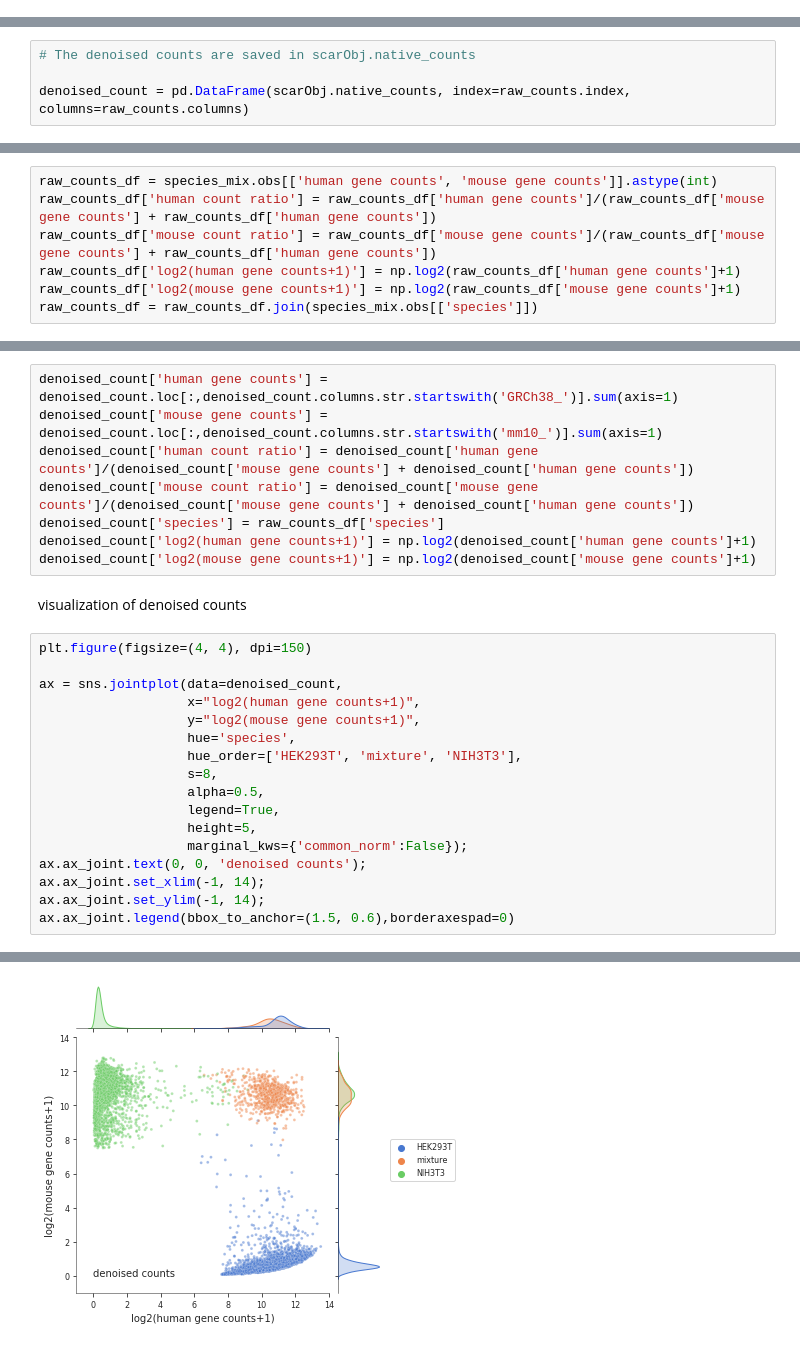
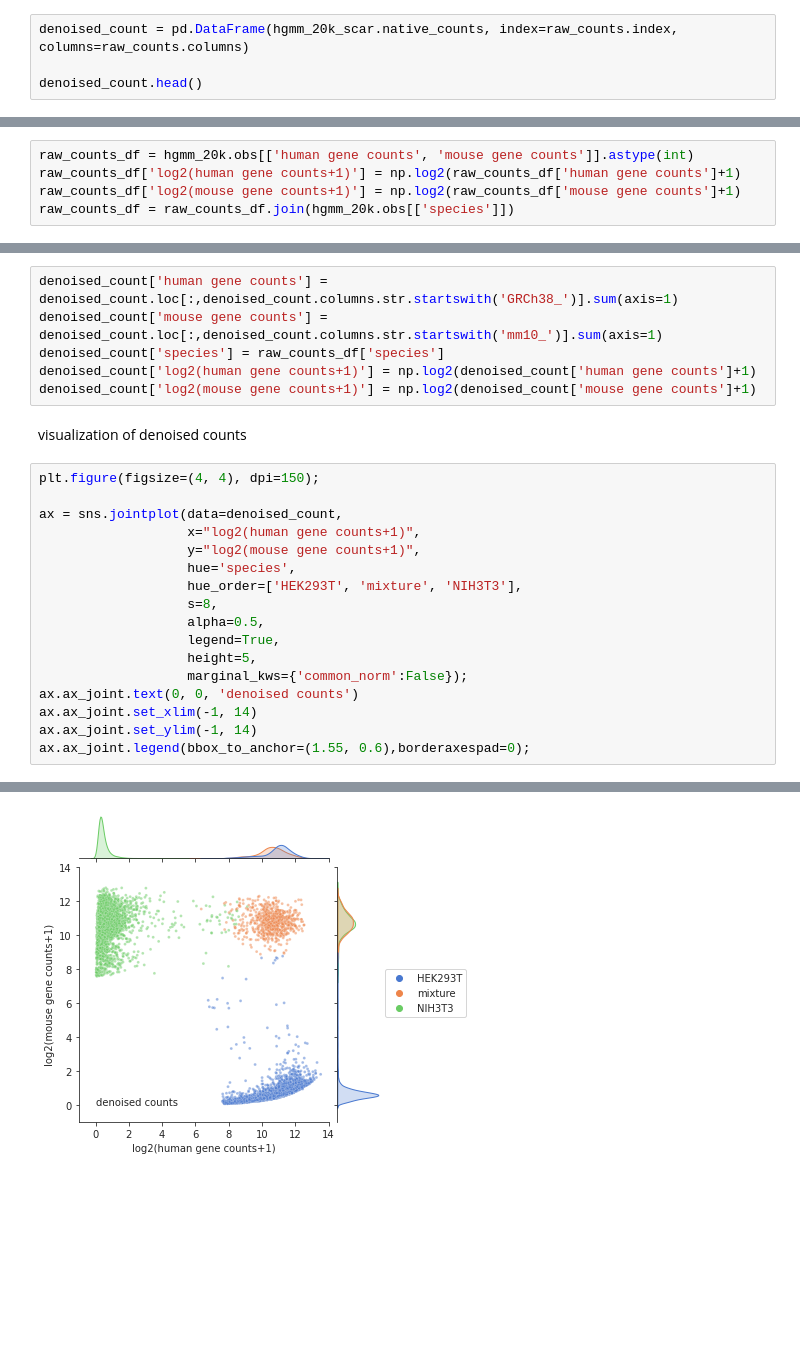
Before and after one commit to Novartis/scar, a Jupyter notebook: docs/scAR_tutorial_mRNA_denoising.ipynb, the cells around one changed output, grey strips where cells are left out. Cells and saved outputs as stored; diff of their text form; blank space fills up the shorter version.

```diff
--- a/docs/scAR_tutorial_mRNA_denoising.ipynb
+++ b/docs/scAR_tutorial_mRNA_denoising.ipynb
@@ -167,0 +192,4 @@ scarObj.inference()  # by defaut, batch_size=None, set a batch_size if getting a
+# %%
+denoised_count = pd.DataFrame(hgmm_20k_scar.native_counts, index=raw_counts.index, columns=raw_counts.columns)
+
+denoised_count.head()
@@ -168,7 +204,3 @@ scarObj.inference()  # by defaut, batch_size=None, set a batch_size if getting a
 # %% [markdown]
 ## Visualization
-# %%
-# The denoised counts are saved in scarObj.native_counts
-
-denoised_count = pd.DataFrame(scarObj.native_counts, index=raw_counts.index, columns=raw_counts.columns)
 # %% [markdown]
@@ -176,10 +208,8 @@ Calculate number of human and mouse transcripts
 # %%
-raw_counts_df = species_mix.obs[['human gene counts', 'mouse gene counts']].astype(int)
-raw_counts_df['human count ratio'] = raw_counts_df['human gene counts']/(raw_counts_df['mouse gene counts'] + raw_counts_df['human gene counts'])
-raw_counts_df['mouse count ratio'] = raw_counts_df['mouse gene counts']/(raw_counts_df['mouse gene counts'] + raw_counts_df['human gene counts'])
+raw_counts_df = hgmm_20k.obs[['human gene counts', 'mouse gene counts']].astype(int)
 raw_counts_df['log2(human gene counts+1)'] = np.log2(raw_counts_df['human gene counts']+1)
 raw_counts_df['log2(mouse gene counts+1)'] = np.log2(raw_counts_df['mouse gene counts']+1)
-raw_counts_df = raw_counts_df.join(species_mix.obs[['species']])
+raw_counts_df = raw_counts_df.join(hgmm_20k.obs[['species']])
 # %% [markdown]
 visualization of raw counts
 # %%
@@ -208,15 +237,13 @@ Calculate number of human and mouse transcripts after denoising
 # %%
 denoised_count['human gene counts'] = denoised_count.loc[:,denoised_count.columns.str.startswith('GRCh38_')].sum(axis=1)
 denoised_count['mouse gene counts'] = denoised_count.loc[:,denoised_count.columns.str.startswith('mm10_')].sum(axis=1)
-denoised_count['human count ratio'] = denoised_count['human gene counts']/(denoised_count['mouse gene counts'] + denoised_count['human gene counts'])
-denoised_count['mouse count ratio'] = denoised_count['mouse gene counts']/(denoised_count['mouse gene counts'] + denoised_count['human gene counts'])
 denoised_count['species'] = raw_counts_df['species']
 denoised_count['log2(human gene counts+1)'] = np.log2(denoised_count['human gene counts']+1)
 denoised_count['log2(mouse gene counts+1)'] = np.log2(denoised_count['mouse gene counts']+1)
 # %% [markdown]
 visualization of denoised counts
 # %%
-plt.figure(figsize=(4, 4), dpi=150)
+plt.figure(figsize=(4, 4), dpi=150);
 
 ax = sns.jointplot(data=denoised_count,
                    x="log2(human gene counts+1)",
@@ -228,8 +255,8 @@ ax = sns.jointplot(data=denoised_count,
                    legend=True,
                    height=5,
                    marginal_kws={'common_norm':False});
-ax.ax_joint.text(0, 0, 'denoised counts');
-ax.ax_joint.set_xlim(-1, 14);
-ax.ax_joint.set_ylim(-1, 14);
-ax.ax_joint.legend(bbox_to_anchor=(1.5, 0.6),borderaxespad=0)
+ax.ax_joint.text(0, 0, 'denoised counts')
+ax.ax_joint.set_xlim(-1, 14)
+ax.ax_joint.set_ylim(-1, 14)
+ax.ax_joint.legend(bbox_to_anchor=(1.55, 0.6),borderaxespad=0);
 # %% [output]
@@ -238 +264 @@ ax.ax_joint.legend(bbox_to_anchor=(1.5, 0.6),borderaxespad=0)
-[figure, old version]
+[figure, new version]
```
Also changed, not shown: parts of 36 cells of this notebook, 11 other files.
